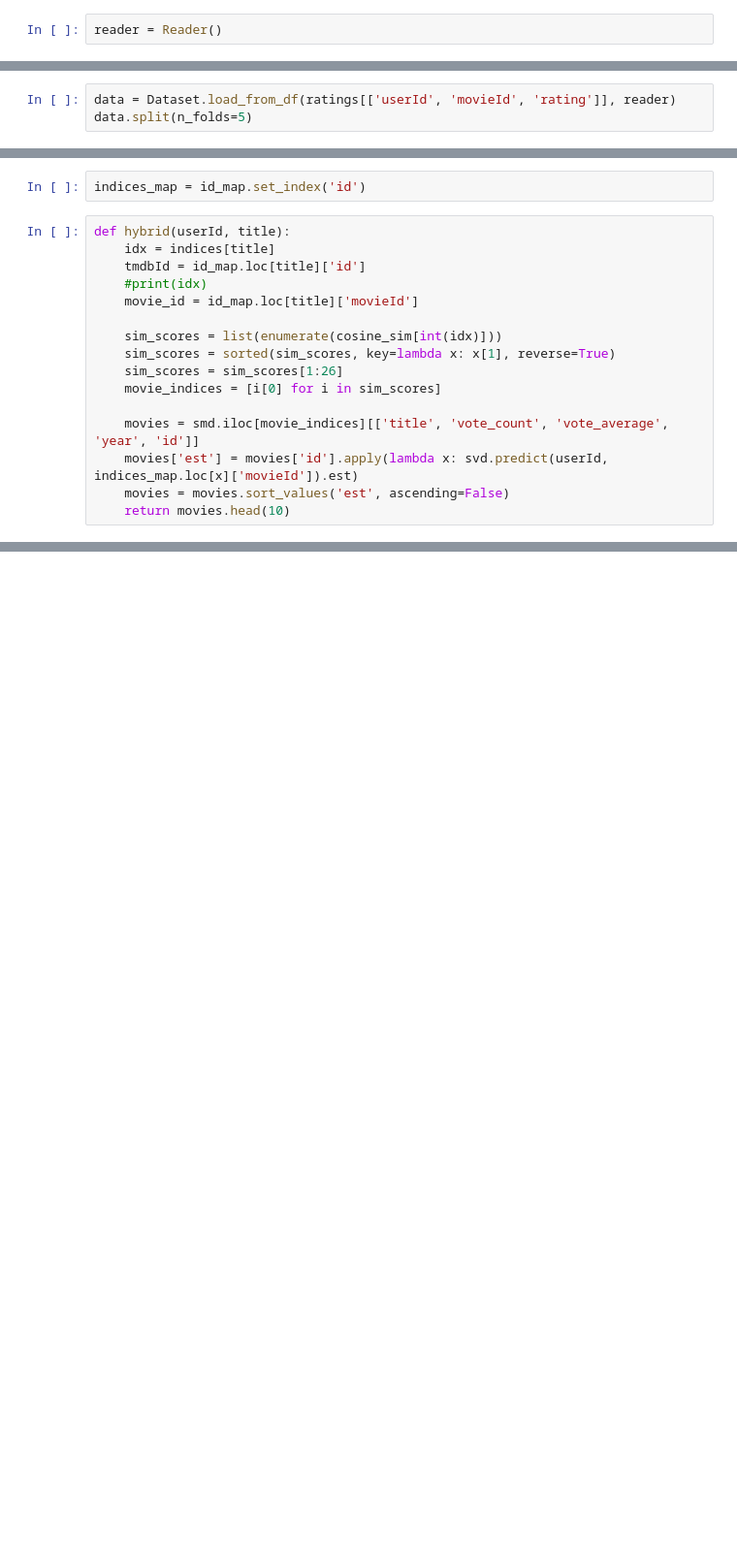
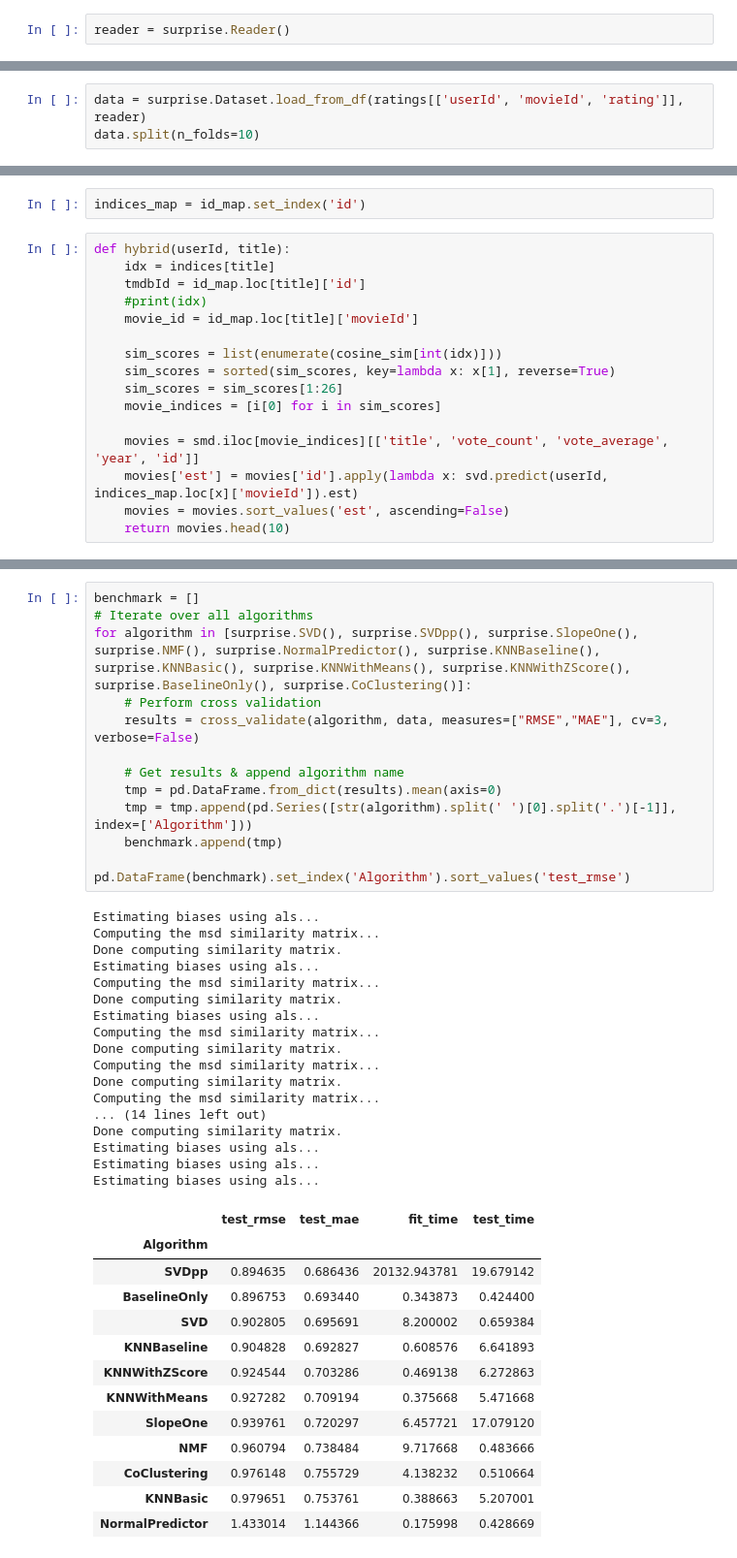
Before and after one commit to vasutrave/Deep-Recommender, a Jupyter notebook: Traditional_Models.ipynb, the cells around one changed output, grey strips where cells are left out. Shown: that part at 97% size. Drawn from its saved outputs; the diff is of its cells as text; blank space fills up the shorter version.

```diff
--- a/Traditional_Models.ipynb
+++ b/Traditional_Models.ipynb
@@ -286,7 +287,7 @@ improved_recommendations('Toy Story')
 ### Collaborative Filtering
 Using SVD
 # %%
-reader = Reader()
+reader = surprise.Reader()
 # %%
 ratings = pd.read_csv('C:/Users/varsut/Desktop/Project/Datasets/Input/ratings_small.csv')
 ratings.head()
@@ -298,5 +299,5 @@ ratings.head()
 | 3 | 1 | 1129 | 2.0 | 1260759185 |
 | 4 | 1 | 1172 | 4.0 | 1260759205 |
 # %%
-data = Dataset.load_from_df(ratings[['userId', 'movieId', 'rating']], reader)
-data.split(n_folds=5)
+data = surprise.Dataset.load_from_df(ratings[['userId', 'movieId', 'rating']], reader)
+data.split(n_folds=10)
@@ -427,0 +463,44 @@ hybrid(500, 'Avatar')
+# %%
+benchmark = []
+# Iterate over all algorithms
+for algorithm in [surprise.SVD(), surprise.SVDpp(), surprise.SlopeOne(), surprise.NMF(), surprise.NormalPredictor(), surprise.KNNBaseline(), surprise.KNNBasic(), surprise.KNNWithMeans(), surprise.KNNWithZScore(), surprise.BaselineOnly(), surprise.CoClustering()]:
+    # Perform cross validation
+    results = cross_validate(algorithm, data, measures=["RMSE","MAE"], cv=3, verbose=False)
+
+    # Get results & append algorithm name
+    tmp = pd.DataFrame.from_dict(results).mean(axis=0)
+    tmp = tmp.append(pd.Series([str(algorithm).split(' ')[0].split('.')[-1]], index=['Algorithm']))
+    benchmark.append(tmp)
+
+pd.DataFrame(benchmark).set_index('Algorithm').sort_values('test_rmse')
+# %% [output]
+Estimating biases using als...
+Computing the msd similarity matrix...
+Done computing similarity matrix.
+Estimating biases using als...
+Computing the msd similarity matrix...
+Done computing similarity matrix.
+Estimating biases using als...
+Computing the msd similarity matrix...
+Done computing similarity matrix.
+Computing the msd similarity matrix...
+Done computing similarity matrix.
+Computing the msd similarity matrix...
+... (14 lines left out)
+Done computing similarity matrix.
+Estimating biases using als...
+Estimating biases using als...
+Estimating biases using als...
+|  | test_rmse | test_mae | fit_time | test_time |
+| Algorithm |  |  |  |  |
+| SVDpp | 0.894635 | 0.686436 | 20132.943781 | 19.679142 |
+| BaselineOnly | 0.896753 | 0.693440 | 0.343873 | 0.424400 |
+| SVD | 0.902805 | 0.695691 | 8.200002 | 0.659384 |
+| KNNBaseline | 0.904828 | 0.692827 | 0.608576 | 6.641893 |
+| KNNWithZScore | 0.924544 | 0.703286 | 0.469138 | 6.272863 |
+| KNNWithMeans | 0.927282 | 0.709194 | 0.375668 | 5.471668 |
+| SlopeOne | 0.939761 | 0.720297 | 6.457721 | 17.079120 |
+| NMF | 0.960794 | 0.738484 | 9.717668 | 0.483666 |
+| CoClustering | 0.976148 | 0.755729 | 4.138232 | 0.510664 |
+| KNNBasic | 0.979651 | 0.753761 | 0.388663 | 5.207001 |
+| NormalPredictor | 1.433014 | 1.144366 | 0.175998 | 0.428669 |
```
Also changed, not shown: parts of 17 cells of this notebook, 1 other file.
